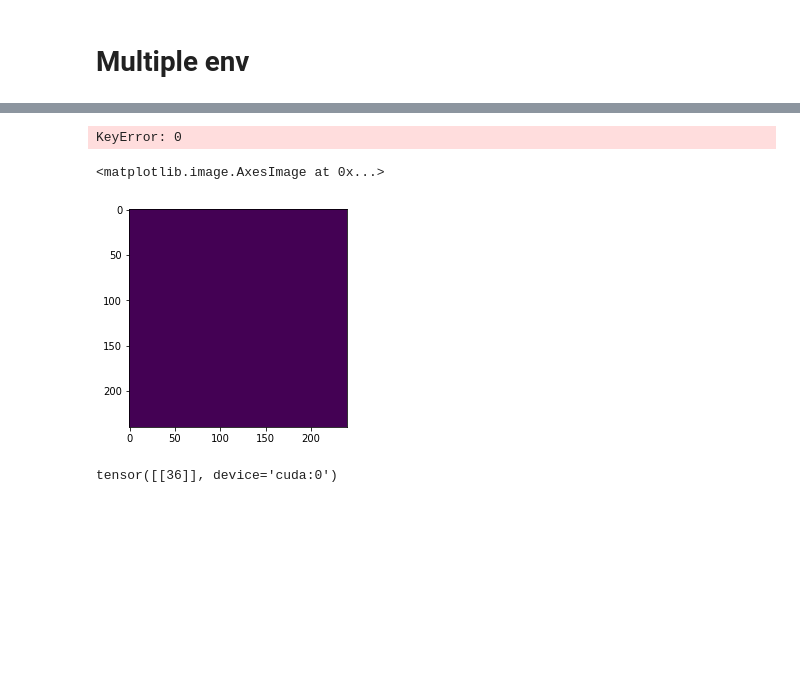
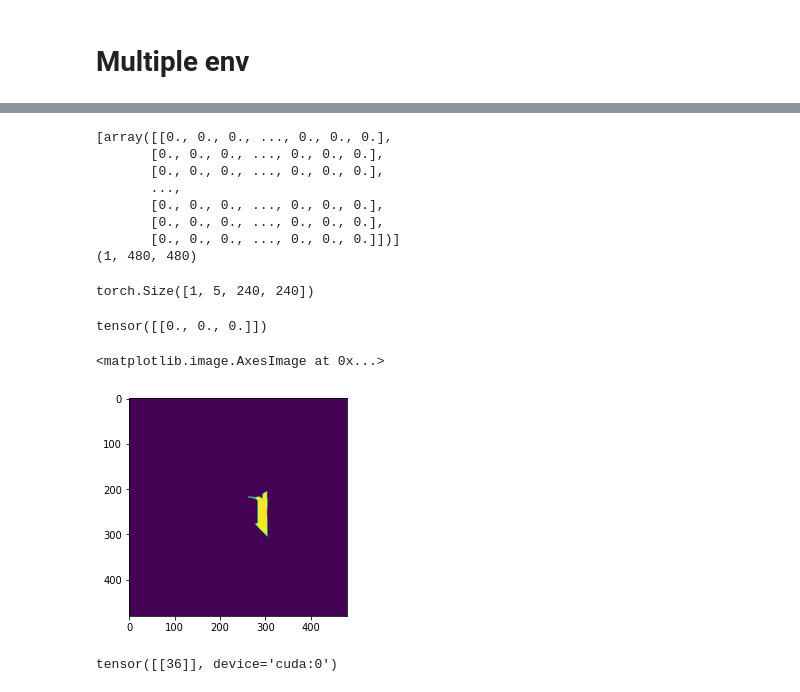
Before and after one commit to cog-isa/rl_navigation, a Jupyter notebook: image/root/Vetlin/ANM_for_objectgoal/ANM_launch.ipynb, the cells around one changed output, grey strips where cells are left out. Cells and saved outputs as stored; diff of their text form; code cells hidden in the pictures; blank space fills up the shorter version.

```diff
--- a/image/root/Vetlin/ANM_for_objectgoal/ANM_launch.ipynb
+++ b/image/root/Vetlin/ANM_for_objectgoal/ANM_launch.ipynb
@@ -541,20 +611,37 @@ if not args.train_local:
 # %%
 # Predict map from frame 1:
-poses = torch.from_numpy(np.asarray(
-    [infos[env_idx]['sensor_pose'] for env_idx
-     in range(num_scenes)])
-).float().to(device)
+# poses = torch.from_numpy(np.asarray(
+#     [infos[env_idx]['sensor_pose'] for env_idx
+#      in range(num_scenes)])
+# ).float().to(device)
 
-_, _, local_map[:, 0, :, :], local_map[:, 1, :, :], local_map[:, 2, :, :], _, local_pose = \
-    nslam_module(obs, obs, poses, local_map[:, 0, :, :],
-                 local_map[:, 1, :, :], local_pose, semantic_obs, semantic_obs)
+# _, _, local_map[:, 0, :, :], local_map[:, 1, :, :], local_map[:, 2, :, :], _, local_pose = \
+#     nslam_module(obs, obs, poses, local_map[:, 0, :, :],
+#                  local_map[:, 1, :, :], local_pose, semantic_obs, semantic_obs)
+
+full_map[:, 0, :, :], full_map[:, 1, :, :], full_map[:, 2, :, :], local_pose = nslam_module(full_obs)
 # %% [output]
-KeyError: 0
+[array([[0., 0., 0., ..., 0., 0., 0.],
+       [0., 0., 0., ..., 0., 0., 0.],
+       [0., 0., 0., ..., 0., 0., 0.],
+       ...,
+       [0., 0., 0., ..., 0., 0., 0.],
+       [0., 0., 0., ..., 0., 0., 0.],
+       [0., 0., 0., ..., 0., 0., 0.]])]
+(1, 480, 480)
+# %%
+local_map.shape
+# %% [output]
+torch.Size([1, 5, 240, 240])
+# %%
+print(local_pose)
+# %% [output]
+tensor([[0., 0., 0.]])
 # %%
-plt.imshow(local_map[0][1].cpu().numpy())
+plt.imshow(full_map[0][1].cpu().numpy())
 # %% [output]
 <matplotlib.image.AxesImage at 0x...>
-[figure, old version]
+[figure, new version]
 # %%
 # Compute Global policy input
 locs = local_pose.cpu().numpy()
```
Also changed, not shown: parts of 45 cells of this notebook, 4 other files.
